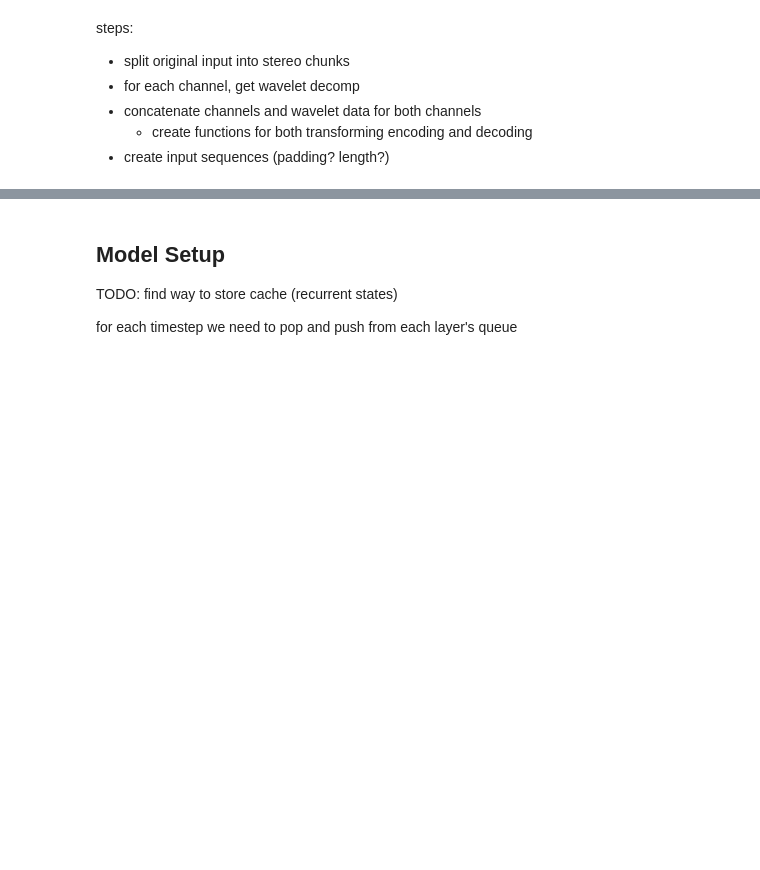
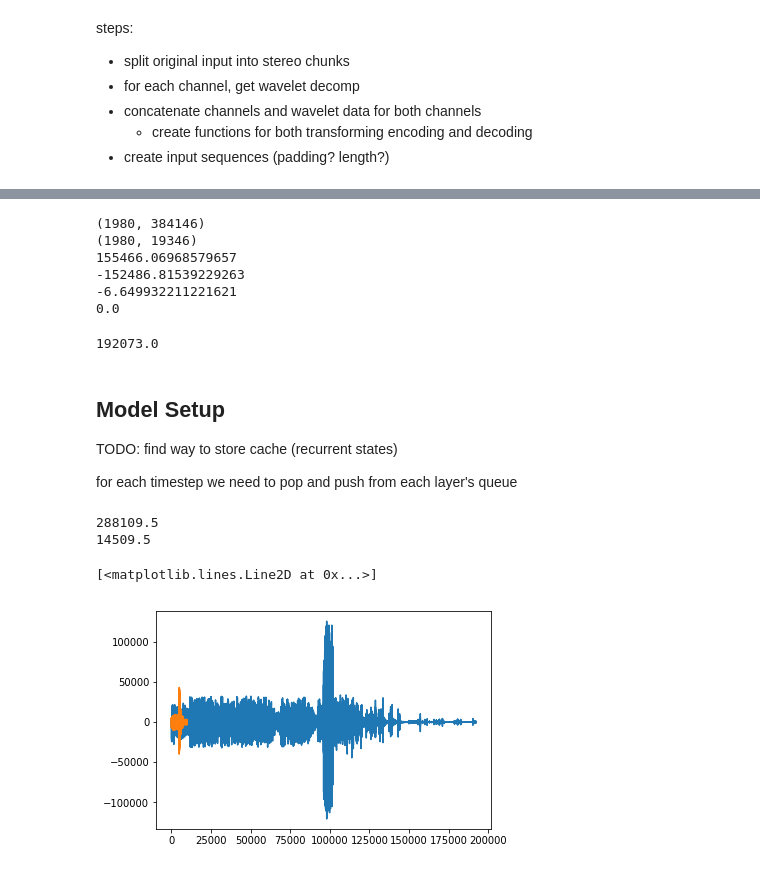
Before and after one commit to ssgalitsky/neural_drummer, a Jupyter notebook: Raw Audio - FXNet.ipynb, the cells around one changed output, grey strips where cells are left out. Saved outputs shown, nothing was run; the diff lists cells and outputs as text; code cells hidden in the pictures; blank space fills up the shorter version.

```diff
--- a/Raw Audio - FXNet.ipynb
+++ b/Raw Audio - FXNet.ipynb
@@ -64,0 +290,30 @@ def audio_to_vector(input_raw, wavelet_level, wavelet_type):
+# %%
+# in_sample = input_dataframe.sample()
+# print(np.shape(in_sample))
+# input_dataframe.size
+# input_dataframe.keys
+
+# cnt = 0
+# for index, row in input_dataframe.iterrows():
+#     if cnt > 10:
+#         break
+#     print(row['DATA'])
+#     print(input_dataframe.iloc[index].values[0])
+#     print('------------------------------')
+#     cnt += 1
+
+print(input_array.shape)
+print(output_array.shape)
+
+# normalize? let's get some info
+print(np.amax(input_array))
+print(np.amin(input_array))
+print(np.mean(input_array))
+print(np.median(input_array))
+# %% [output]
+(1980, 384146)
+(1980, 19346)
+155466.06968579657
+-152486.81539229263
+-6.649932211221621
+0.0
@@ -65,5 +342,23 @@ def audio_to_vector(input_raw, wavelet_level, wavelet_type):
+# %%
+384146/2
+# %% [output]
+192073.0
 # %% [markdown]
 ## Model Setup
 TODO: find way to store cache (recurrent states)
 
 for each timestep we need to pop and push from each layer's queue
+# %%
+# del exp_model1
+print(384146*0.75)
+print(19346 * 0.75)
+
+# plot one channel:
+fig, ax = plt.subplots()
+ax.plot(input_array[0,:192073])
+ax.plot(output_array[0,:9673])
+# %% [output]
+288109.5
+14509.5
+[<matplotlib.lines.Line2D at 0x...>]
+[figure, added]
```
Also changed, not shown: parts of 26 cells of this notebook, 7 other files.
